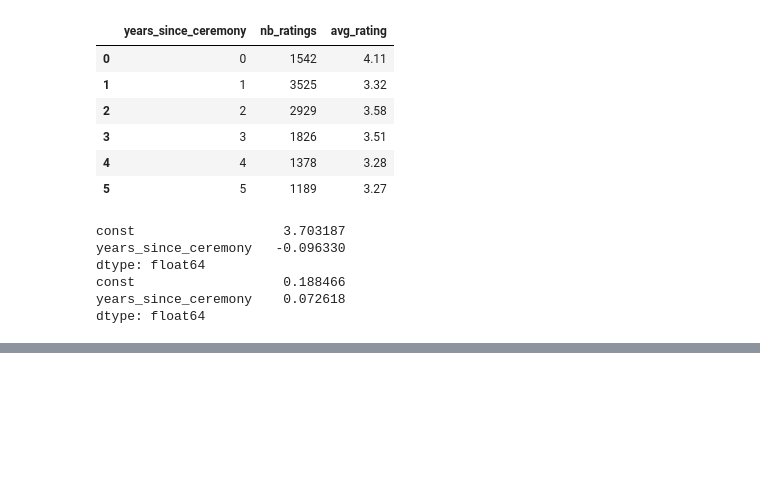
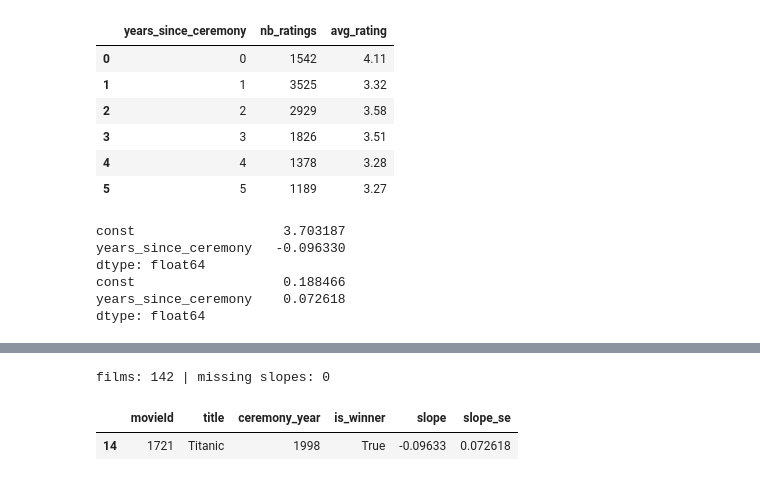
Before and after one commit to elblidimj/oscar-best-picture-ratings, a Jupyter notebook: notebooks/04_yearly_ratings.ipynb, the cells around one changed output, grey strips where cells are left out. Drawn from its saved outputs; the diff is of its cells as text; code cells hidden in the pictures; blank space fills up the shorter version.

```diff
--- a/notebooks/04_yearly_ratings.ipynb
+++ b/notebooks/04_yearly_ratings.ipynb
@@ -240,0 +280,8 @@ dtype: float64
+# %%
+# Step 13: checks: 142 films, no missing slope, and Titanic gives the same values as before
+print("films:", len(slopes), "| missing slopes:", slopes["slope"].isna().sum())
+slopes[slopes["title"] == "Titanic"]
+# %% [output]
+films: 142 | missing slopes: 0
+|  | movieId | title | ceremony_year | is_winner | slope | slope_se |
+| 14 | 1721 | Titanic | 1998 | True | -0.09633 | 0.072618 |
```
Also changed, not shown: parts of 3 cells of this notebook.
